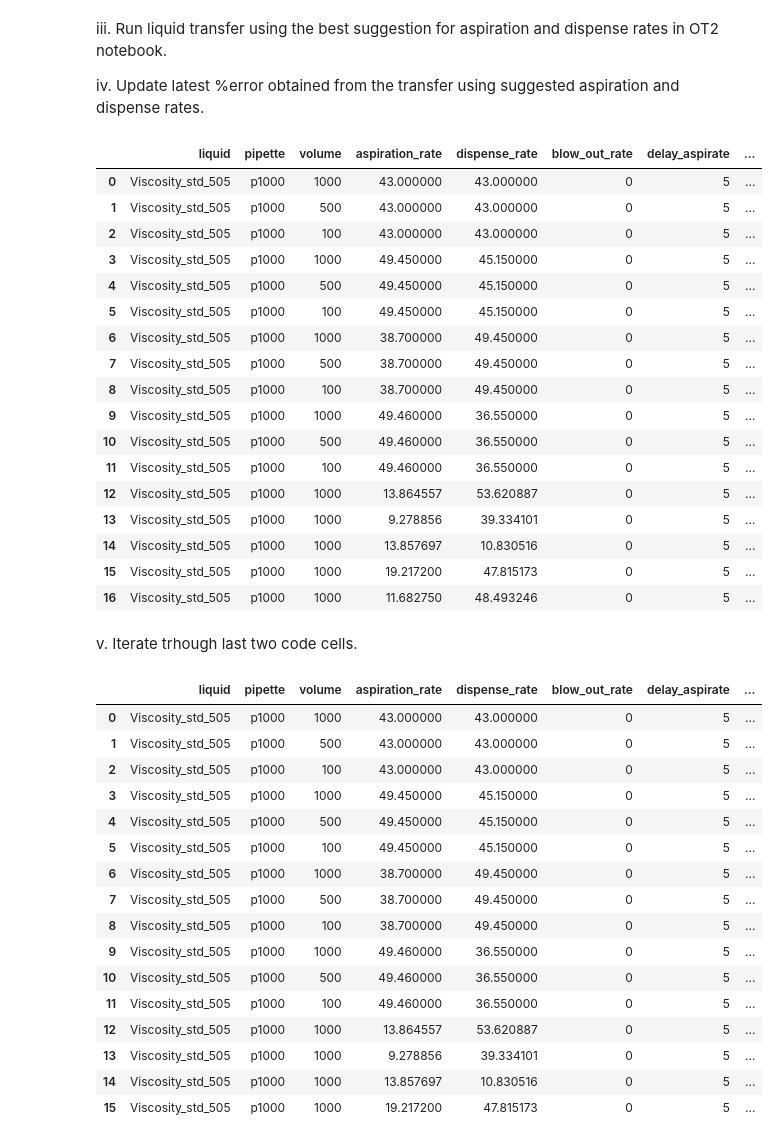
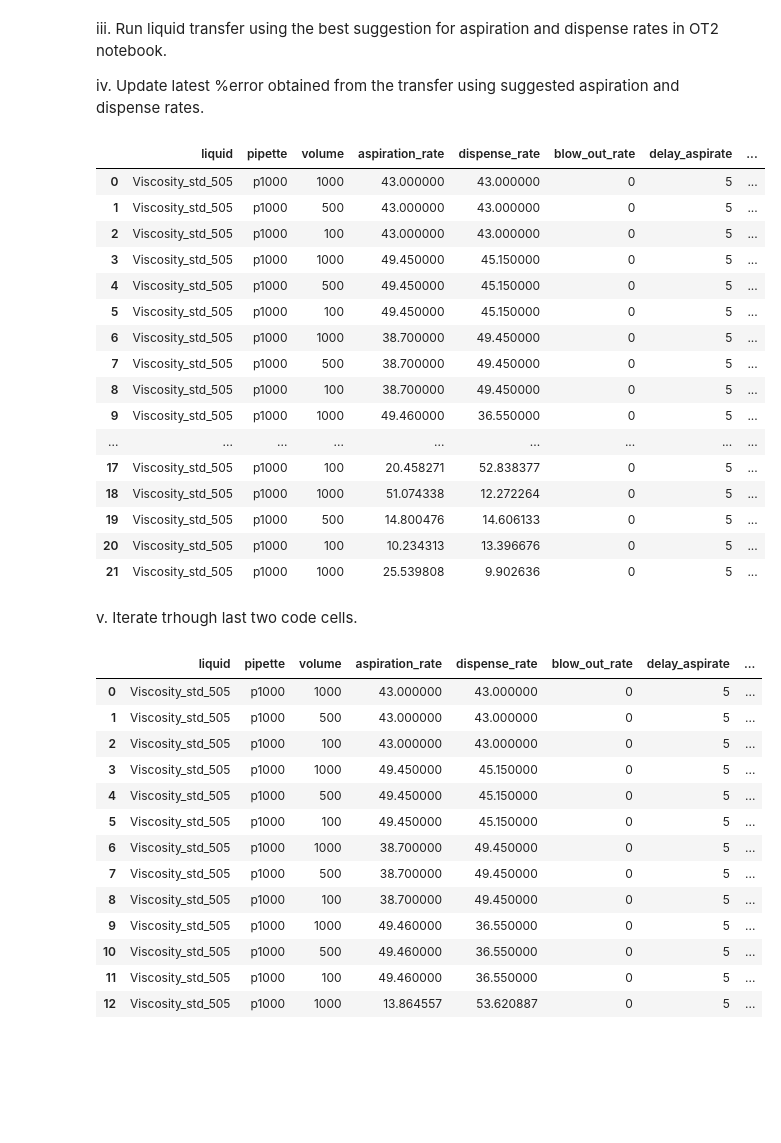
Before and after one commit to Quijanove/viscosity_liquid_transfer_Pablo, a Jupyter notebook: BOTorch_optimization_individual_volume.ipynb, the cells around one changed output. Cells and saved outputs as stored; diff of their text form; code cells hidden in the pictures; blank space fills up the shorter version.

```diff
--- a/BOTorch_optimization_individual_volume.ipynb
+++ b/BOTorch_optimization_individual_volume.ipynb
@@ -116,6 +116,8 @@ class BO_LiqTransfer:
 
     def set_data(self,df):
         df['time_asp_1000'] = 1000/df['aspiration_rate'] + 1000/df['dispense_rate'] + df['delay_aspirate'] + df['delay_dispense']
+        if 'acq_value' not in df.columns:
+            df['acq_value'] = None
         self._data = df
 
     def data_from_csv(self,file_name):
@@ -129,7 +131,7 @@ class BO_LiqTransfer:
         updated_data.loc[updated_data.last_valid_index(),'volume'] = self._latest_volume
         updated_data.loc[updated_data.last_valid_index(),'aspiration_rate']  = self._latest_suggestion['aspiration_rate']
         updated_data.loc[updated_data.last_valid_index(),'dispense_rate']  = self._latest_suggestion['dispense_rate']
-        updated_data['acq_value'].loc[updated_data.last_valid_index()] = self._latest_acq_value
+        updated_data.loc[updated_data.last_valid_index(),'acq_value']  = self._latest_acq_value
         updated_data.loc[updated_data.last_valid_index(),'%error'] = -abs(error)
         self.set_data(updated_data)
         return self._data
@@ -256,26 +258,25 @@ iii. Run liquid transfer using the best suggestion for aspiration and dispense r
 
 iv. Update latest %error obtained from the transfer using suggested aspiration and dispense rates.
 # %%
-liq.update_data(-3.812047)
+liq.update_data(2.533687)
 # %% [output]
 |  | liquid | pipette | volume | aspiration_rate | dispense_rate | blow_out_rate | delay_aspirate | ... |
 | 0 | Viscosity_std_505 | p1000 | 1000 | 43.000000 | 43.000000 | 0 | 5 | ... |
 | 1 | Viscosity_std_505 | p1000 | 500 | 43.000000 | 43.000000 | 0 | 5 | ... |
 | 2 | Viscosity_std_505 | p1000 | 100 | 43.000000 | 43.000000 | 0 | 5 | ... |
 | 3 | Viscosity_std_505 | p1000 | 1000 | 49.450000 | 45.150000 | 0 | 5 | ... |
 | 4 | Viscosity_std_505 | p1000 | 500 | 49.450000 | 45.150000 | 0 | 5 | ... |
 | 5 | Viscosity_std_505 | p1000 | 100 | 49.450000 | 45.150000 | 0 | 5 | ... |
 | 6 | Viscosity_std_505 | p1000 | 1000 | 38.700000 | 49.450000 | 0 | 5 | ... |
 | 7 | Viscosity_std_505 | p1000 | 500 | 38.700000 | 49.450000 | 0 | 5 | ... |
 | 8 | Viscosity_std_505 | p1000 | 100 | 38.700000 | 49.450000 | 0 | 5 | ... |
 | 9 | Viscosity_std_505 | p1000 | 1000 | 49.460000 | 36.550000 | 0 | 5 | ... |
-| 10 | Viscosity_std_505 | p1000 | 500 | 49.460000 | 36.550000 | 0 | 5 | ... |
-| 11 | Viscosity_std_505 | p1000 | 100 | 49.460000 | 36.550000 | 0 | 5 | ... |
-| 12 | Viscosity_std_505 | p1000 | 1000 | 13.864557 | 53.620887 | 0 | 5 | ... |
-| 13 | Viscosity_std_505 | p1000 | 1000 | 9.278856 | 39.334101 | 0 | 5 | ... |
-| 14 | Viscosity_std_505 | p1000 | 1000 | 13.857697 | 10.830516 | 0 | 5 | ... |
-| 15 | Viscosity_std_505 | p1000 | 1000 | 19.217200 | 47.815173 | 0 | 5 | ... |
-| 16 | Viscosity_std_505 | p1000 | 1000 | 11.682750 | 48.493246 | 0 | 5 | ... |
+| ... | ... | ... | ... | ... | ... | ... | ... | ... |
+| 17 | Viscosity_std_505 | p1000 | 100 | 20.458271 | 52.838377 | 0 | 5 | ... |
+| 18 | Viscosity_std_505 | p1000 | 1000 | 51.074338 | 12.272264 | 0 | 5 | ... |
+| 19 | Viscosity_std_505 | p1000 | 500 | 14.800476 | 14.606133 | 0 | 5 | ... |
+| 20 | Viscosity_std_505 | p1000 | 100 | 10.234313 | 13.396676 | 0 | 5 | ... |
+| 21 | Viscosity_std_505 | p1000 | 1000 | 25.539808 | 9.902636 | 0 | 5 | ... |
 # %% [markdown]
 v. Iterate trhough last two code cells.
 # %%
@@ -295,9 +296,6 @@ liq._data
 | 10 | Viscosity_std_505 | p1000 | 500 | 49.460000 | 36.550000 | 0 | 5 | ... |
 | 11 | Viscosity_std_505 | p1000 | 100 | 49.460000 | 36.550000 | 0 | 5 | ... |
 | 12 | Viscosity_std_505 | p1000 | 1000 | 13.864557 | 53.620887 | 0 | 5 | ... |
-| 13 | Viscosity_std_505 | p1000 | 1000 | 9.278856 | 39.334101 | 0 | 5 | ... |
-| 14 | Viscosity_std_505 | p1000 | 1000 | 13.857697 | 10.830516 | 0 | 5 | ... |
-| 15 | Viscosity_std_505 | p1000 | 1000 | 19.217200 | 47.815173 | 0 | 5 | ... |
 # %%
 #save after each standard-experiment iteration
 liq._data.to_csv('C:\\Users\\amdm_\\OneDrive\\Documents\\GitHub\\viscosity_liquid_transfer_Pablo\\Opentrons_experiments\\BOTorch_optimization\\VS_code_csv\\'+liquid_name+'_'+experiment+'.csv', index = False)
```
Also changed, not shown: parts of 2 cells of this notebook.
